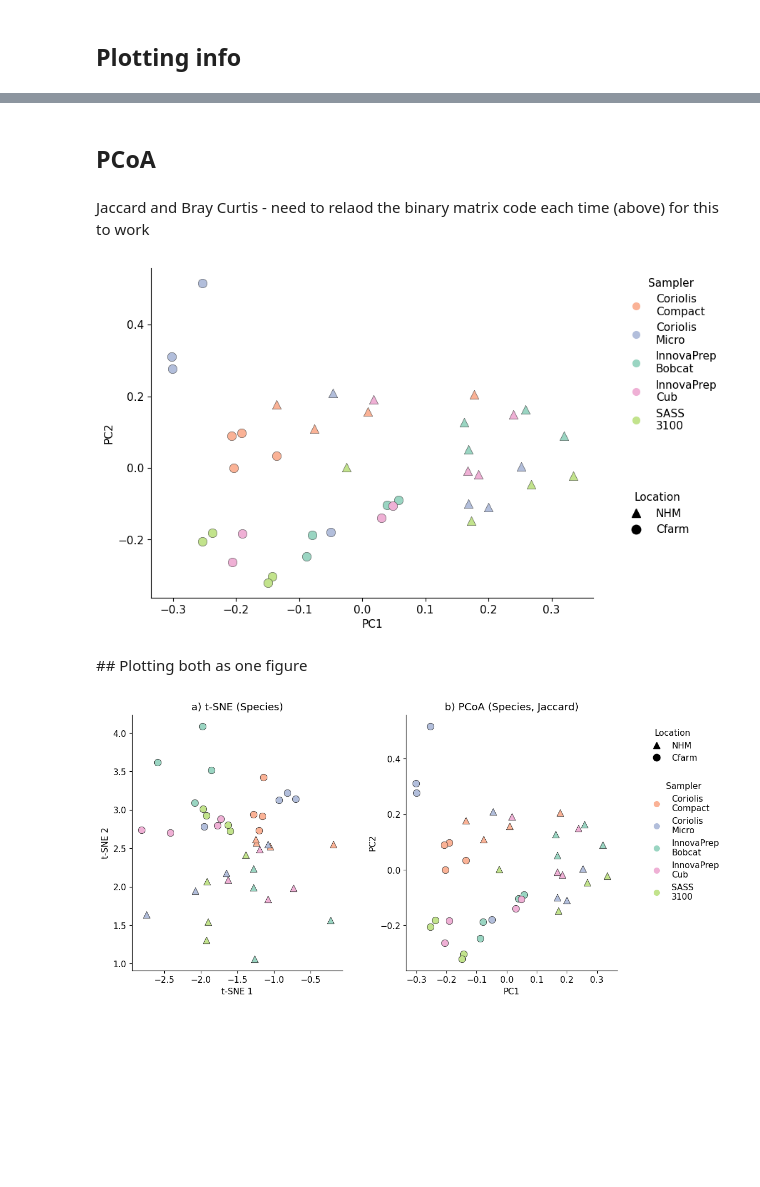
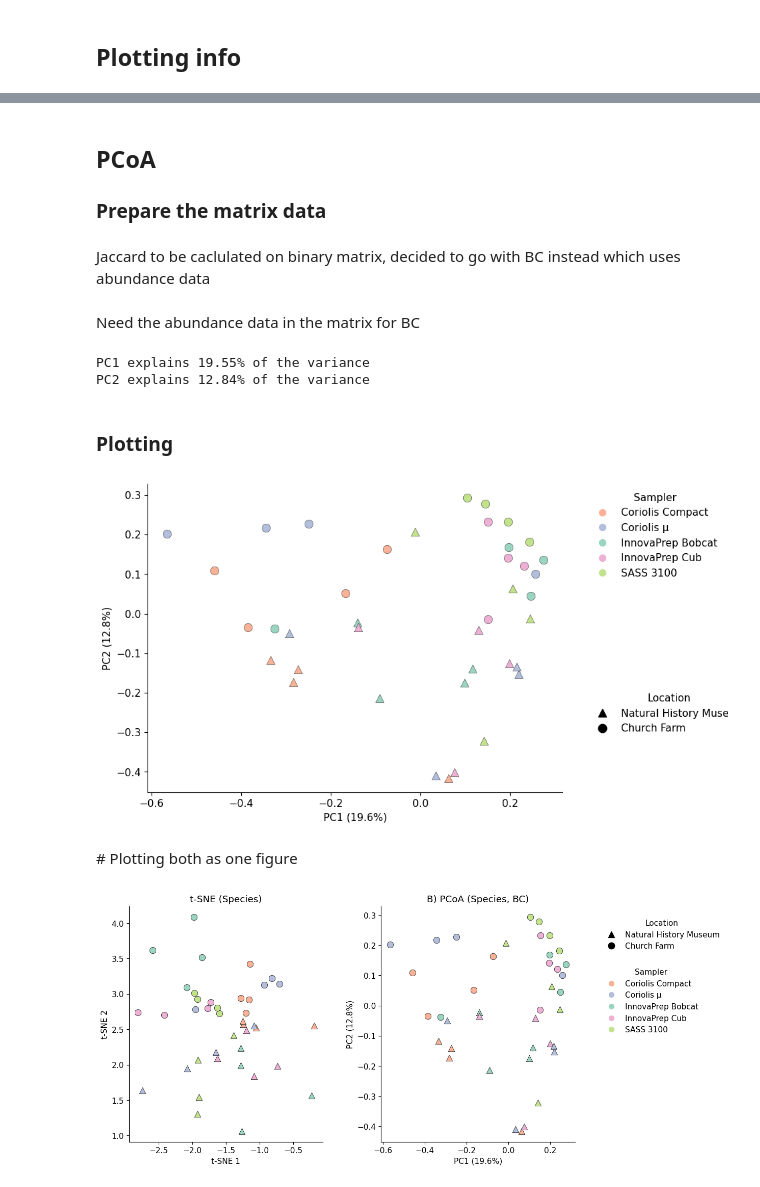
Before and after one commit to Mia-FGB/Sampler_Comparison_Scripts, a Jupyter notebook: t-sne_PCoA_samp_comp_v2.ipynb, the cells around one changed output, grey strips where cells are left out. Drawn from its saved outputs; the diff is of its cells as text; code cells hidden in the pictures; blank space fills up the shorter version.

```diff
--- a/t-sne_PCoA_samp_comp_v2.ipynb
+++ b/t-sne_PCoA_samp_comp_v2.ipynb
@@ -36,6 +36,8 @@ raw_data_long = raw_data.melt(id_vars=['Name', 'NCBI ID', 'NCBI Rank'], var_name
 
 # Read in metadata
 metadata = pd.read_csv('../metadata/Sample_table.csv')
+# Replace "Micro" with "μ" in the Sample column
+metadata['Sampler'] = metadata['Sampler'].str.replace('Micro', 'μ', regex=False)
 
 # Merge the melted raw_data with seq_info on 'Sample_ID'
 merged_data = pd.merge(raw_data_long, metadata, on='Sample_ID', how='left')
@@ -180,5 +196,7 @@ fig.savefig("../Images/Ordination/tsne_species_marti.pdf", bbox_inches='tight',
 # %% [markdown]
 ## PCoA
+
+### Prepare the matrix data
-# %% [markdown]
-Jaccard and Bray Curtis - need to relaod the binary matrix code each time (above) for this to work
+# %% [markdown]
+Jaccard to be caclulated on binary matrix, decided to go with BC instead which uses abundance data
 # %%
@@ -207,3 +224,54 @@ pcoa_scores = pcoa_results.samples.values
+# %% [markdown]
+Need the abundance data in the matrix for BC
+# %%
+# Extract relevant columns: sample ID and taxon (and any abundance field)
+taxon_data = filtered_data[['Name', 'Sample_ID', 'read_HP100k']]
+
+# Step 2: Group by sample and taxon, and sum read_HP100k values - in case taxa appear more than once per sample
+abundance_data = taxon_data.groupby(['Sample_ID', 'Name'])['read_HP100k'].sum().reset_index()
+
+# Step 3: Pivot to get taxa as columns, samples as rows, values = abundance
+abundance_matrix = abundance_data.pivot_table(
+    index='Sample_ID',
+    columns='Name',
+    values='read_HP100k',
+    fill_value=0
+)
+
+# Keep a reference to the original index
+original_index = abundance_matrix.index
+
+# Caculate the dissimilarity matrix using Bray-Curtis dissimilarity
+dissimilarity_matrix = pairwise_distances(abundance_matrix.values, metric='braycurtis')
+
+# Perform PCoA
+pcoa_results = pcoa(dissimilarity_matrix)
+
+# Extract results
+eigvals = pcoa_results.eigvals
+samples = pcoa_results.samples
+
+# Final scores
+pcoa_scores = samples.values
+# %%
+# Get eigenvalues
+eigvals = pcoa_results.eigvals
+
+# Calculate variance explained (as proportions)
+variance_explained = eigvals / eigvals.sum()
+
+# Get PC1 and PC2 variance as percentages
+pc1_var = variance_explained.iloc[0] * 100
+pc2_var = variance_explained.iloc[1] * 100
+
+# Print them nicely
+print(f"PC1 explains {pc1_var:.2f}% of the variance")
+print(f"PC2 explains {pc2_var:.2f}% of the variance")
+# %% [output]
+PC1 explains 19.55% of the variance
+PC2 explains 12.84% of the variance
+# %% [markdown]
+### Plotting
 # %%
 # Global style settings
 rcParams['font.family'] = 'sans-serif'
@@ -223,39 +291,39 @@ for i, barcode in enumerate(original_index):
     ax.scatter(pcoa_scores[i, 0], pcoa_scores[i, 1],
                color=color, marker=marker,
                s=80, edgecolors='#101010', linewidths=0.3)
 
 # Proxy legend items
 sampler_lines = [
     mlines.Line2D([], [], color=color, marker='o', linestyle='None', markersize=7, label=label)
     for label, color in sampler_colors.items()
 ]
 
 location_lines = [
     mlines.Line2D([], [], color='black', marker=marker, linestyle='None', markersize=9, label=label)
     for label, marker in location_markers.items()
 ]
 
 # Add legends (non-overlapping)
 legend1 = ax.legend(handles=location_lines, title='Location',
                     loc='upper left', bbox_to_anchor=(1.05, 0.35), frameon=False)
 
 legend2 = ax.legend(handles=sampler_lines, title='Sampler',
                     loc='upper left', bbox_to_anchor=(1.05, 1), frameon=False)
 
 ax.add_artist(legend1)
 
 # Axes labels and title
-ax.set_xlabel("PC1")
-ax.set_ylabel("PC2")
+ax.set_xlabel(f"PC1 ({pc1_var:.1f}%)")
+ax.set_ylabel(f"PC2 ({pc2_var:.1f}%)")
 
 # Save properly with full legend
-fig.savefig("../Images/Ordination/pcoa_jaccard_species_marti.pdf", format='pdf', dpi=300, bbox_inches='tight')
+fig.savefig("../Images/Ordination/pcoa_BC_species_marti.pdf", format='pdf', dpi=300, bbox_inches='tight')
 
 plt.show()
 # %% [output]
-[figure, old version]
+[figure, new version]
 # %% [markdown]
-## Plotting both as one figure
+# Plotting both as one figure
 # %%
 # Style settings
 rcParams['font.family'] = 'sans-serif'
@@ -275,7 +343,7 @@ for i, barcode in enumerate(binary_matrix_tsne.index):
     axs[0].scatter(tsne_x[i], tsne_y[i], color=color, marker=marker,
                    s=80, edgecolors='#101010', linewidths=0.5)
 
-axs[0].set_title("a) t-SNE (Species)")
+axs[0].set_title("t-SNE (Species)")
 axs[0].set_xlabel("t-SNE 1")
 axs[0].set_ylabel("t-SNE 2")
 
@@ -286,9 +354,9 @@ for i, barcode in enumerate(original_index):
     axs[1].scatter(pcoa_scores[i, 0], pcoa_scores[i, 1], color=color, marker=marker,
                    s=80, edgecolors='#101010', linewidths=0.5)
 
-axs[1].set_title("b) PCoA (Species, Jaccard)")
-axs[1].set_xlabel("PC1")
-axs[1].set_ylabel("PC2")
+axs[1].set_title("B) PCoA (Species, BC)")
+axs[1].set_xlabel(f"PC1 ({pc1_var:.1f}%)")
+axs[1].set_ylabel(f"PC2 ({pc2_var:.1f}%)")
 
 # === Shared legend (outside plot) ===
 
@@ -319,4 +387,4 @@ fig.savefig("../Images/Ordination/panel_tsne_pcoa_marti.pdf", format='pdf', dpi=
 
 plt.show()
 # %% [output]
-[figure, old version]
+[figure, new version]
```
Also changed, not shown: parts of 7 cells of this notebook, 4 other files.
